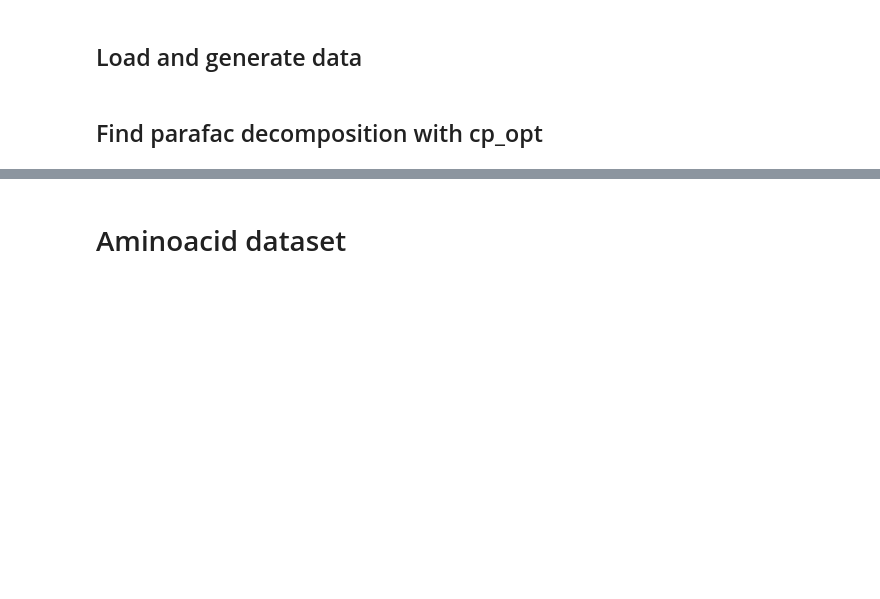
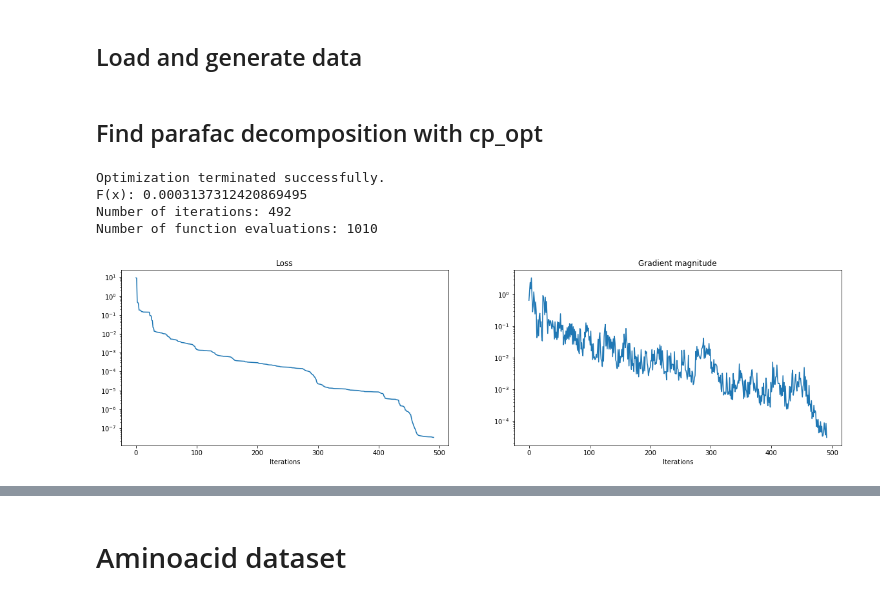
Before and after one commit to MarieRoald/TensorKit, a Jupyter notebook: cp_opt demo.ipynb, the cells around one changed output, grey strips where cells are left out. Saved outputs shown, nothing was run; the diff lists cells and outputs as text; code cells hidden in the pictures; blank space fills up the shorter version.

Commit message:
Added loss and gradient logging to cp_opt

```diff
--- a/cp_opt demo.ipynb
+++ b/cp_opt demo.ipynb
@@ -23,7 +23,35 @@ XX = base.ktensor(A,B,C)
 # %% [markdown]
 ## Find parafac decomposition with cp_opt
 # %%
-factors, result,_ = cp.cp_opt(XX, rank=2, init='random', gtol=1e-15)
+factors, result, _, log = cp.cp_opt(XX, rank=2, init='random', gtol=1e-5)
+print(result.message)
+print(f'F(x): { 0.0003137312420869495}')
+print(f'Number of iterations: {result.nit}')
+print(f'Number of function evaluations: {result.nfev}')
+# %% [output]
+Optimization terminated successfully.
+F(x): 0.0003137312420869495
+Number of iterations: 492
+Number of function evaluations: 1010
+# %%
+fig = plt.figure(figsize=(20,5))
+ax1 = fig.add_subplot(1, 2, 1)
+ax1.plot(log.loss_values)
+ax1.set_title('Loss')
+ax1.set_xlabel('Iterations')
+
+ax1.set_yscale('log')
+
+ax2 = fig.add_subplot(1, 2, 2)
+ax2.plot(log.gradient_values)
+ax2.set_title('Gradient magnitude')
+ax2.set_xlabel('Iterations')
+
+ax2.set_yscale('log')
+
+fig.show()
+# %% [output]
+[figure, added]
 # %%
 factors, sign, norms = cp.prepare_for_comparison(factors)
 fig, axes = plt.subplots(2,2,figsize=(14,7))
```
Also changed, not shown: parts of 7 cells of this notebook, 3 other files.
